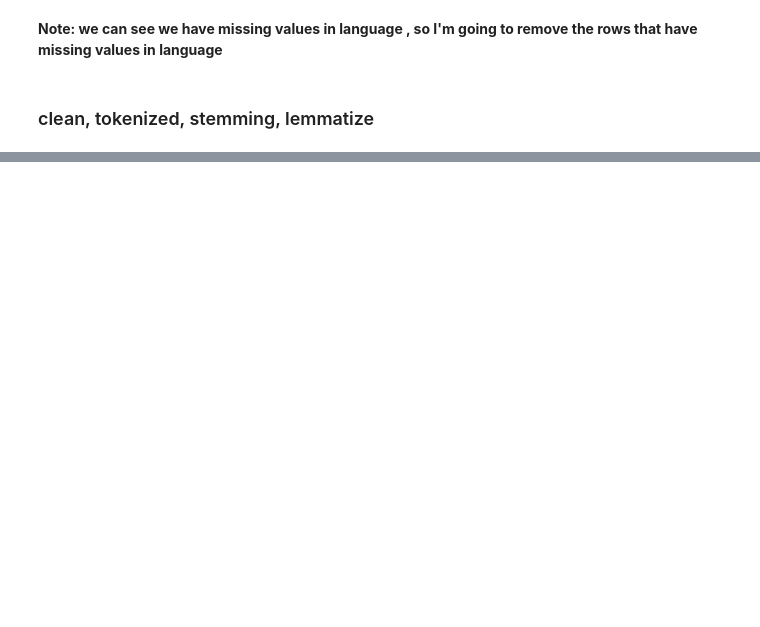
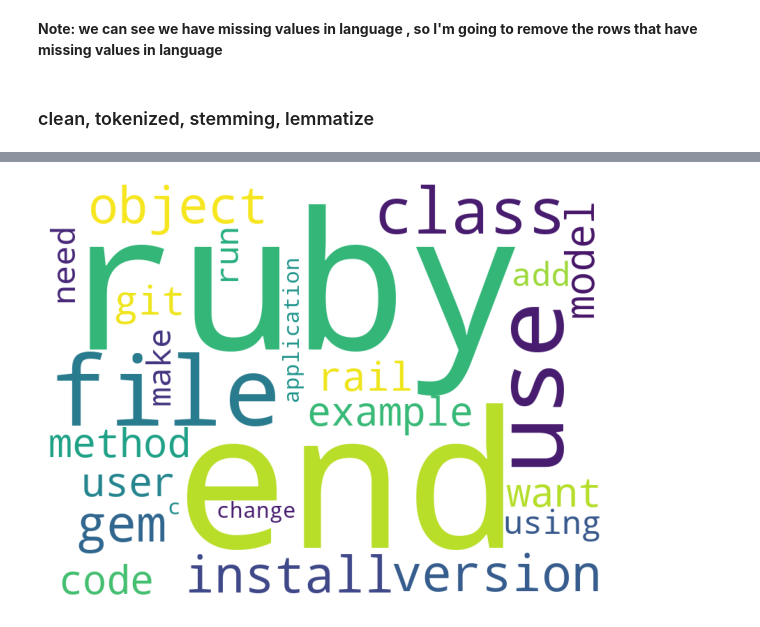
Before and after one commit to mariam-and-cindy/predicting-programming-languages, a Jupyter notebook: initial_notebook_cindy.ipynb, the cells around one changed output, grey strips where cells are left out. Cells and saved outputs as stored; diff of their text form; code cells hidden in the pictures; blank space fills up the shorter version.

```diff
--- a/initial_notebook_cindy.ipynb
+++ b/initial_notebook_cindy.ipynb
@@ -131,0 +320,5 @@ df
+# %%
+word_counts= pd.DataFrame()
+for lang in join_text:
+    word_counts[lang] = pd.Series(join_text[lang].split()).value_counts()
+word_counts= word_counts.fillna(0).astype(int)
@@ -131,0 +358,3 @@ df
+# %%
+#what if I do only 30 words?
+top_all =word_counts.sort_values('all_words', ascending=False)[['all_words']].head(30)
@@ -131,0 +381,4 @@ df
+# %%
+word_cloud(' '.join(top_all.index))
+# %% [output]
+[figure, added]
```
Also changed, not shown: parts of 79 cells of this notebook.
